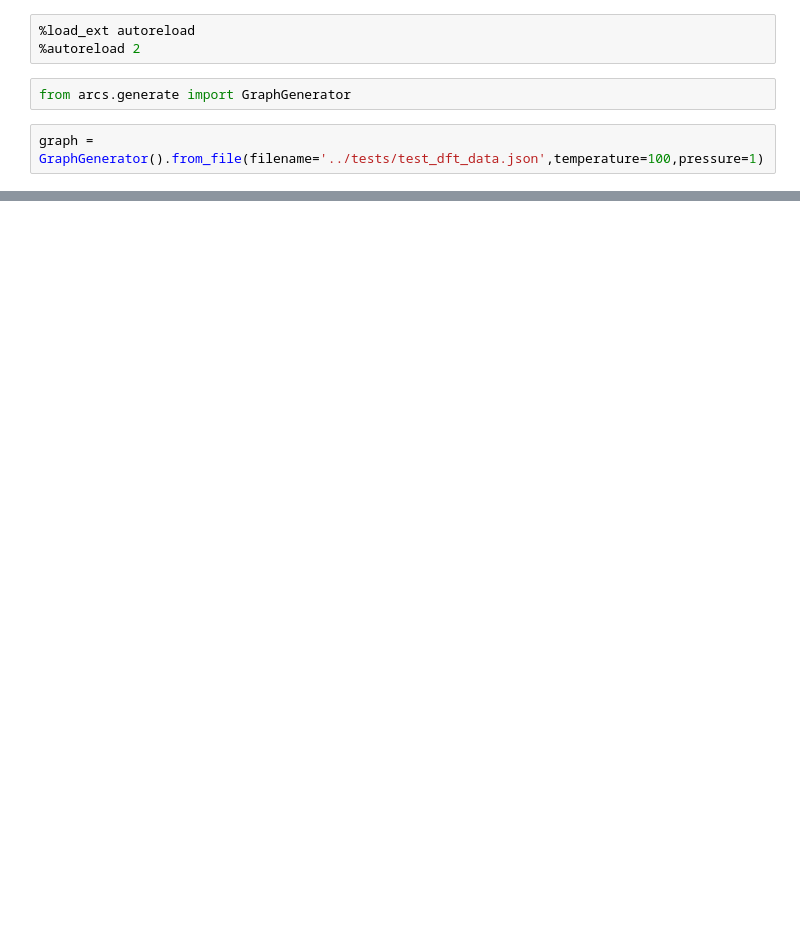
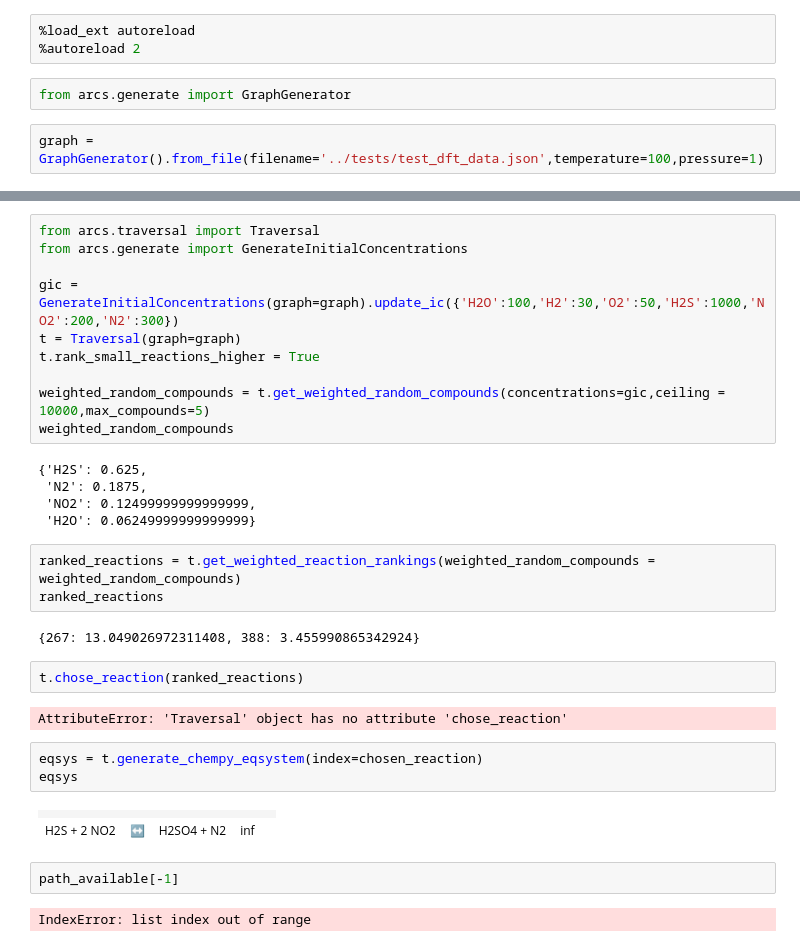
Before and after one commit to equinor/arcs, a Jupyter notebook: examples/example1.ipynb, the cells around one changed output, grey strips where cells are left out. Drawn from its saved outputs; the diff is of its cells as text; blank space fills up the shorter version.

```diff
--- a/examples/example1.ipynb
+++ b/examples/example1.ipynb
@@ -59,0 +39,34 @@ nx.draw_random(G,node_color=node_colours,node_size=node_sizes,edgelist=edges,edg
+# %%
+from arcs.traversal import Traversal
+from arcs.generate import GenerateInitialConcentrations
+
+gic = GenerateInitialConcentrations(graph=graph).update_ic({'H2O':100,'H2':30,'O2':50,'H2S':1000,'NO2':200,'N2':300})
+t = Traversal(graph=graph)
+t.rank_small_reactions_higher = True
+
+weighted_random_compounds = t.get_weighted_random_compounds(concentrations=gic,ceiling = 10000,max_compounds=5)
+weighted_random_compounds
+# %% [output]
+{'H2S': 0.625,
+ 'N2': 0.1875,
+ 'NO2': 0.12499999999999999,
+ 'H2O': 0.06249999999999999}
+# %%
+ranked_reactions = t.get_weighted_reaction_rankings(weighted_random_compounds = weighted_random_compounds)
+ranked_reactions
+# %% [output]
+{267: 13.049026972311408, 388: 3.455990865342924}
+# %%
+t.chose_reaction(ranked_reactions)
+# %% [output]
+AttributeError: 'Traversal' object has no attribute 'chose_reaction'
+# %%
+eqsys = t.generate_chempy_eqsystem(index=chosen_reaction)
+eqsys
+# %% [output]
+|  |  |  |  |  |
+| H2S + 2 NO2 | ↔ | H2SO4 + N2 | inf |
+# %%
+path_available[-1]
+# %% [output]
+IndexError: list index out of range
```
Also changed, not shown: parts of 6 cells of this notebook, 2 other files.
